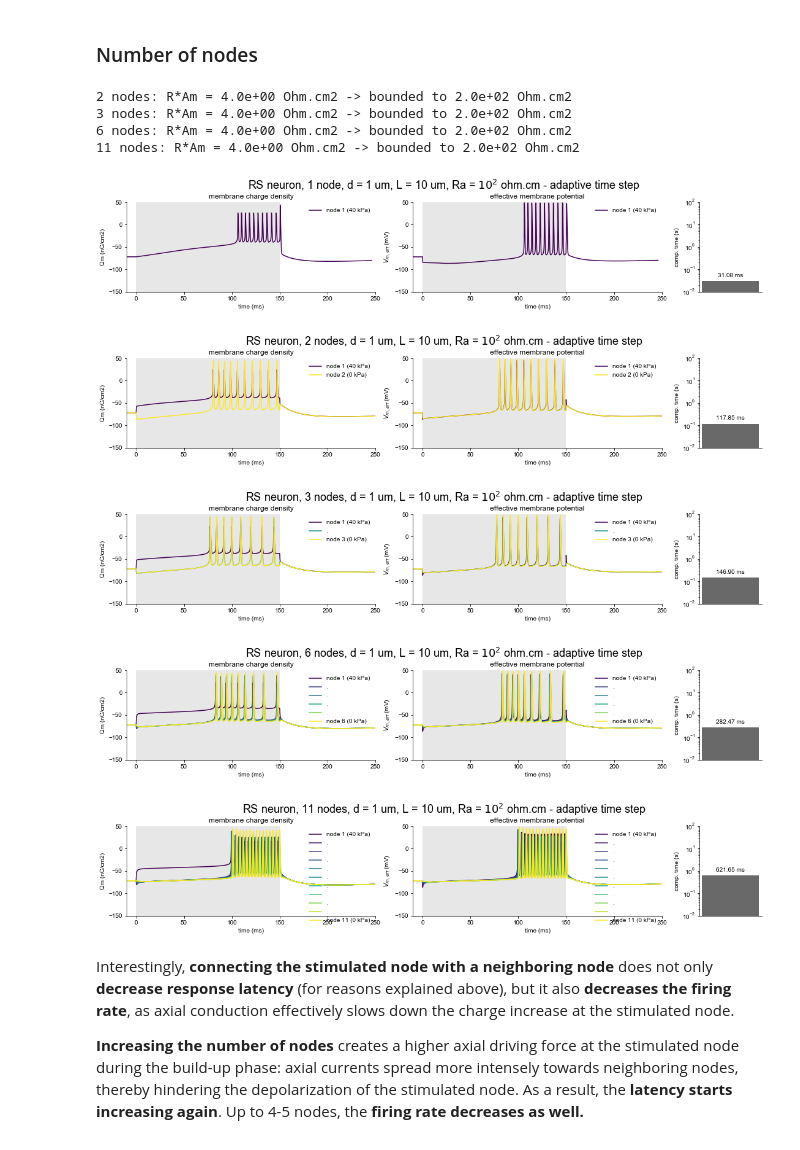
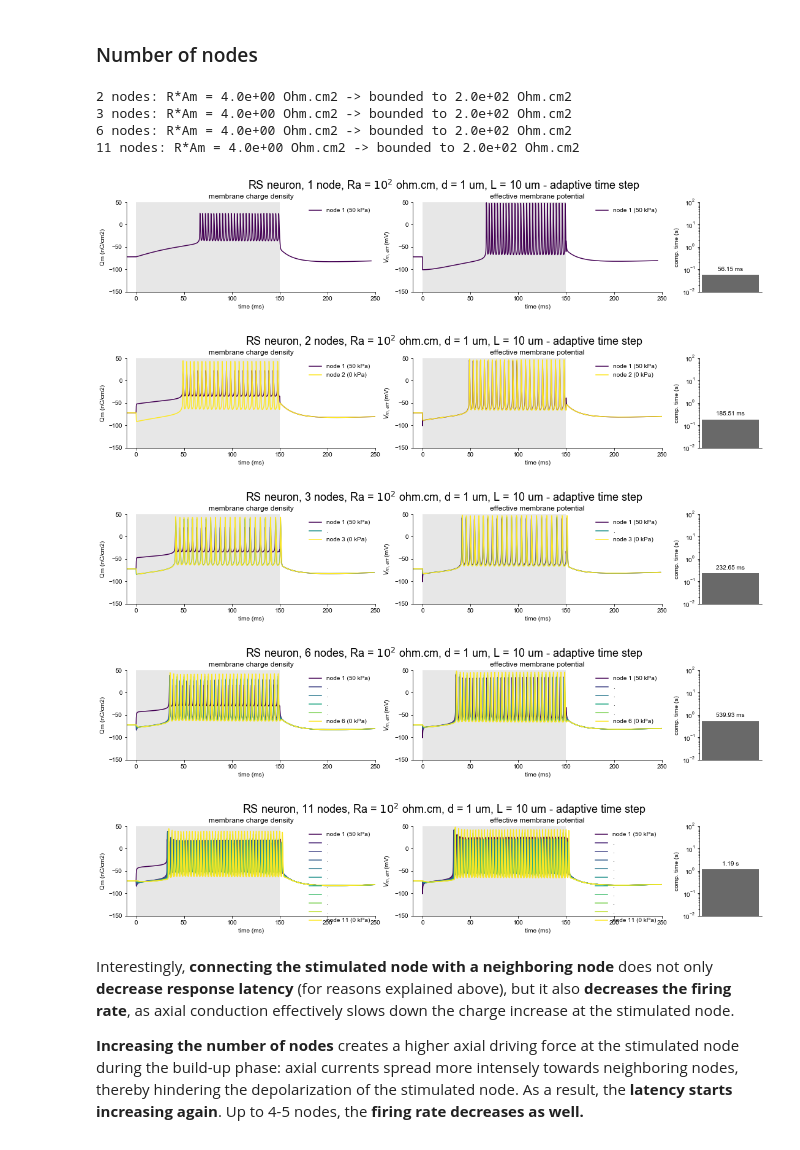
Before and after one commit to tjjlemaire/MorphoSONIC, a Jupyter notebook: notebooks/SONIC - model extension.ipynb, the cells around one changed output. Drawn from its saved outputs; the diff is of its cells as text; code cells hidden in the pictures.

```diff
--- a/notebooks/SONIC - model extension.ipynb
+++ b/notebooks/SONIC - model extension.ipynb
@@ -207,17 +207,17 @@ No significant change in computation time is observed across the different condi
 # %%
 for nnodes_range in [1, 2, 3, 6, 11]:
     sys.stdout.write('{} nodes: '.format(nnodes_range) if nnodes_range > 1 else '')
-    fig = runPlotAStim(neuron, nnodes_range, d, L, Ra, connector, a, Fdrive, 40e3, tstim, toffset, PRF, DC, cmode='seq')
+    fig = runPlotAStim(neuron, a, Fdrive, Ra, connector, d, L, Adrive, tstim, toffset, PRF, DC, nnodes=nnodes_range, cmode='seq')
 # %% [output]
 2 nodes: R*Am = 4.0e+00 Ohm.cm2 -> bounded to 2.0e+02 Ohm.cm2
 3 nodes: R*Am = 4.0e+00 Ohm.cm2 -> bounded to 2.0e+02 Ohm.cm2
 6 nodes: R*Am = 4.0e+00 Ohm.cm2 -> bounded to 2.0e+02 Ohm.cm2
 11 nodes: R*Am = 4.0e+00 Ohm.cm2 -> bounded to 2.0e+02 Ohm.cm2
-[figure, old version]
+[figure, new version]
-[figure, old version]
+[figure, new version]
-[figure, old version]
+[figure, new version]
-[figure, old version]
+[figure, new version]
-[figure, old version]
+[figure, new version]
 # %% [markdown]
 Interestingly, **connecting the stimulated node with a neighboring node** does not only **decrease response latency** (for reasons explained above), but it also **decreases the firing rate**, as axial conduction effectively slows down the charge increase at the stimulated node.
 
```
Also changed, not shown: parts of 10 cells of this notebook, 10 other files.
